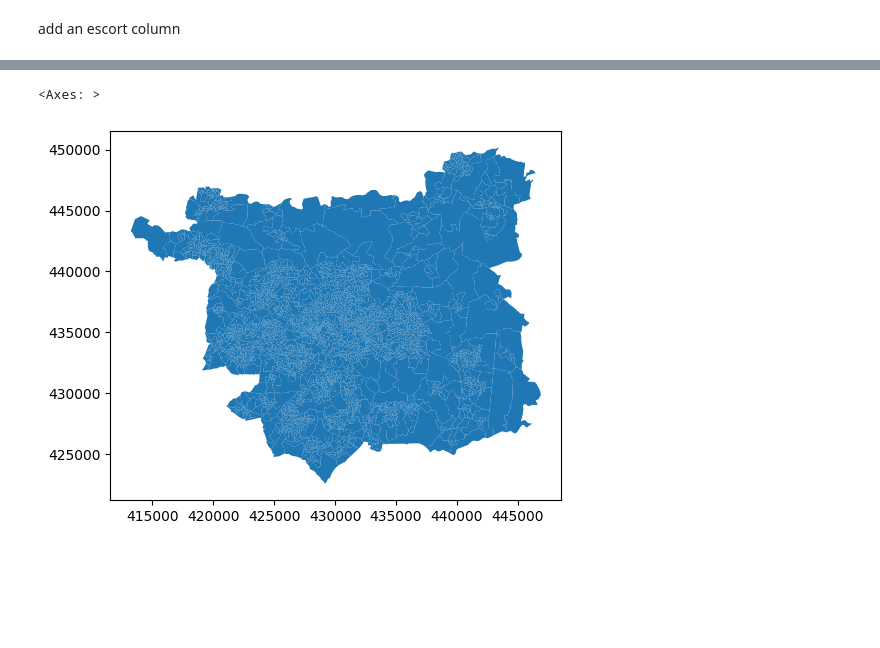
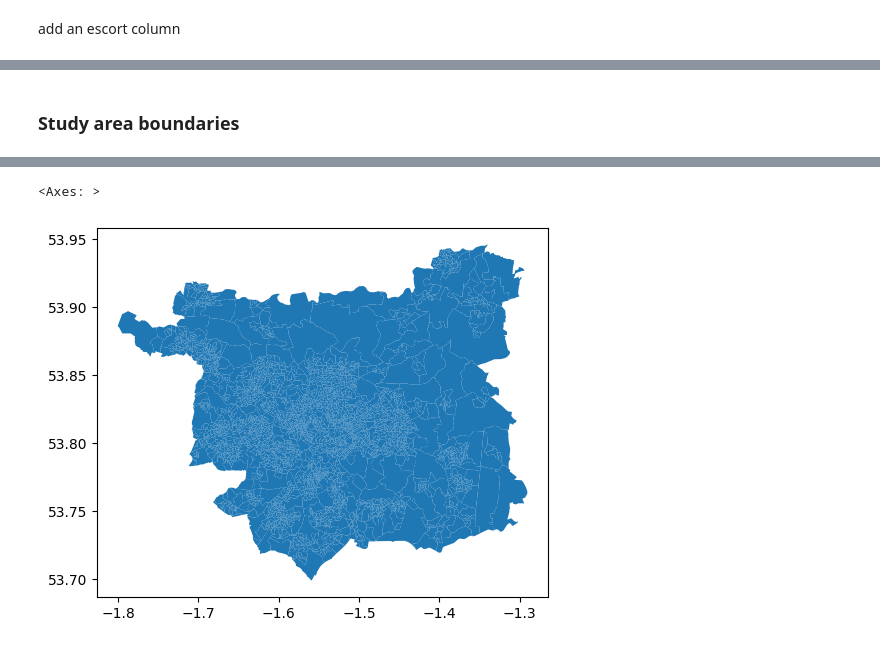
Before and after one commit to Urban-Analytics-Technology-Platform/acbm, a Jupyter notebook: notebooks/3_locations_primary.ipynb, the cells around one changed output, grey strips where cells are left out. Saved outputs shown, nothing was run; the diff lists cells and outputs as text; code cells hidden in the pictures; blank space fills up the shorter version.

```diff
--- a/notebooks/3_locations_primary.ipynb
+++ b/notebooks/3_locations_primary.ipynb
@@ -307,3 +117,5 @@ travel_times.head(100)
+# %% [markdown]
+### Study area boundaries
 # %%
 boundaries = gpd.read_file('../data/external/boundaries/oa_england.geojson')
 boundaries.head(10)
@@ -323,8 +135,10 @@ boundaries.head(10)
 # filter to only include the OA's where "Leeds" is in the MSOA21NM field
 boundaries = boundaries[boundaries['MSOA21NM'].str.contains("Leeds", na=False)]
 # %%
+# convert boundaries to 4326
+boundaries = boundaries.to_crs(epsg=4326)
 # plot the geometry
 boundaries.plot()
 # %% [output]
 <Axes: >
-[figure, old version]
+[figure, new version]
```
Also changed, not shown: parts of 51 cells of this notebook, 1 other file.
